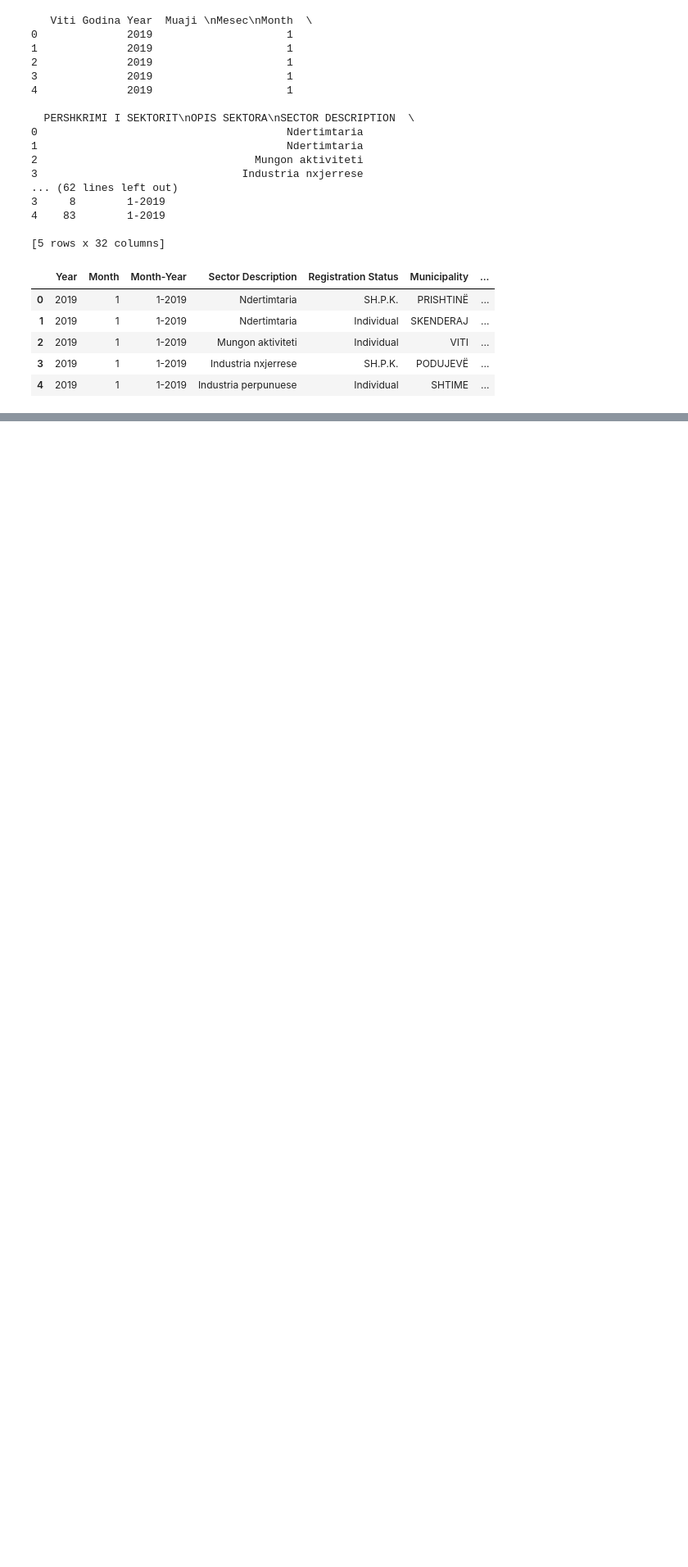
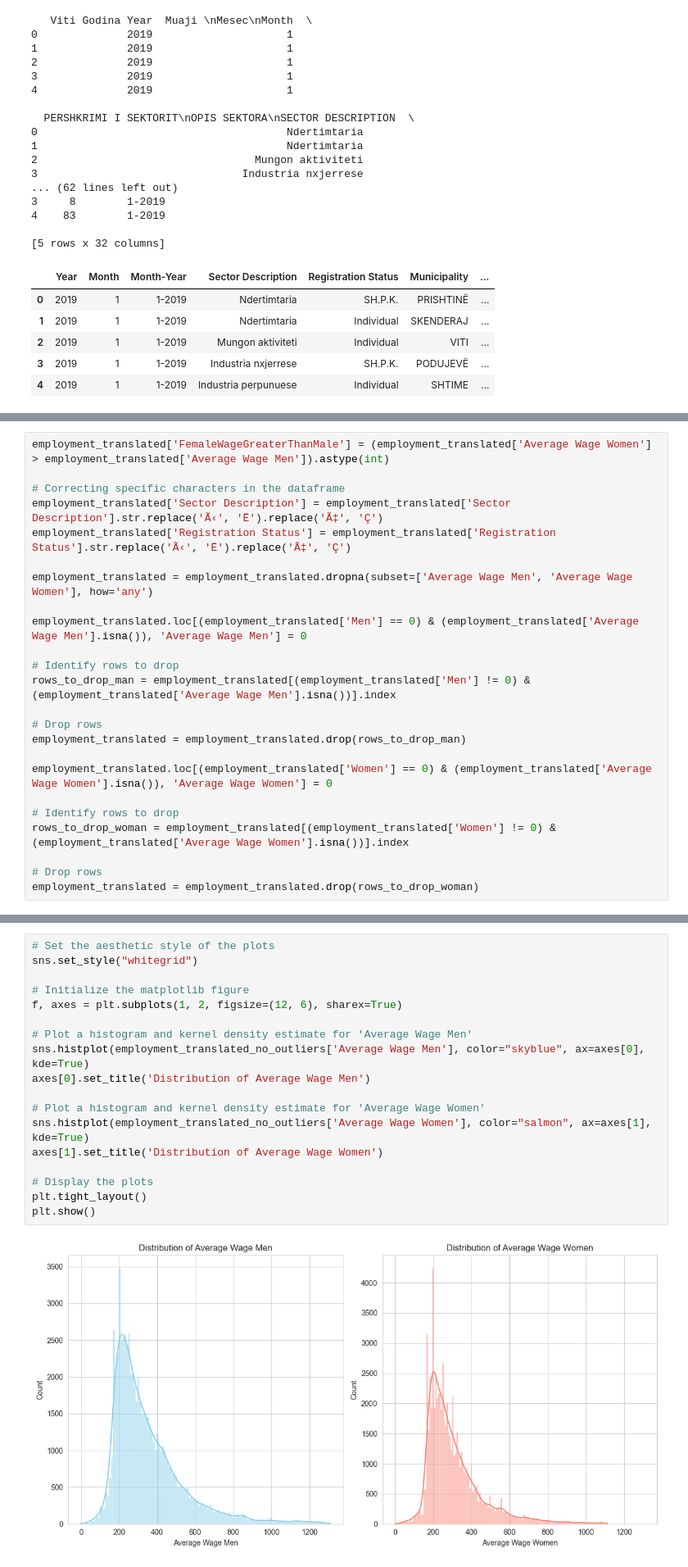
Before and after one commit to fisinik/employment-salary-prediction, a Jupyter notebook: preprocessing.ipynb, the cells around one changed output, grey strips where cells are left out. Shown: that part at 82% size. Cells and saved outputs as stored; diff of their text form; blank space fills up the shorter version.

```diff
--- a/preprocessing.ipynb
+++ b/preprocessing.ipynb
@@ -104,3 +143,27 @@ data_types, data_quality, complete_data_count, null_data_count
  Average Wage Men        4100
  Average Wage Women     14097
  dtype: int64)
+# %%
+employment_translated['FemaleWageGreaterThanMale'] = (employment_translated['Average Wage Women'] > employment_translated['Average Wage Men']).astype(int)
+
+# Correcting specific characters in the dataframe
+employment_translated['Sector Description'] = employment_translated['Sector Description'].str.replace('Ã‹', 'Ë').replace('Ã‡', 'Ç')
+employment_translated['Registration Status'] = employment_translated['Registration Status'].str.replace('Ã‹', 'Ë').replace('Ã‡', 'Ç')
+
+employment_translated = employment_translated.dropna(subset=['Average Wage Men', 'Average Wage Women'], how='any')
+
+employment_translated.loc[(employment_translated['Men'] == 0) & (employment_translated['Average Wage Men'].isna()), 'Average Wage Men'] = 0
+
+# Identify rows to drop
+rows_to_drop_man = employment_translated[(employment_translated['Men'] != 0) & (employment_translated['Average Wage Men'].isna())].index
+
+# Drop rows
+employment_translated = employment_translated.drop(rows_to_drop_man)
+
+employment_translated.loc[(employment_translated['Women'] == 0) & (employment_translated['Average Wage Women'].isna()), 'Average Wage Women'] = 0
+
+# Identify rows to drop
+rows_to_drop_woman = employment_translated[(employment_translated['Women'] != 0) & (employment_translated['Average Wage Women'].isna())].index
+
+# Drop rows
+employment_translated = employment_translated.drop(rows_to_drop_woman)
@@ -106,0 +278,20 @@ data_types, data_quality, complete_data_count, null_data_count
+# %%
+# Set the aesthetic style of the plots
+sns.set_style("whitegrid")
+
+# Initialize the matplotlib figure
+f, axes = plt.subplots(1, 2, figsize=(12, 6), sharex=True)
+
+# Plot a histogram and kernel density estimate for 'Average Wage Men'
+sns.histplot(employment_translated_no_outliers['Average Wage Men'], color="skyblue", ax=axes[0], kde=True)
+axes[0].set_title('Distribution of Average Wage Men')
+
+# Plot a histogram and kernel density estimate for 'Average Wage Women'
+sns.histplot(employment_translated_no_outliers['Average Wage Women'], color="salmon", ax=axes[1], kde=True)
+axes[1].set_title('Distribution of Average Wage Women')
+
+# Display the plots
+plt.tight_layout()
+plt.show()
+# %% [output]
+[figure, added]
```
Also changed, not shown: parts of 16 cells of this notebook.
